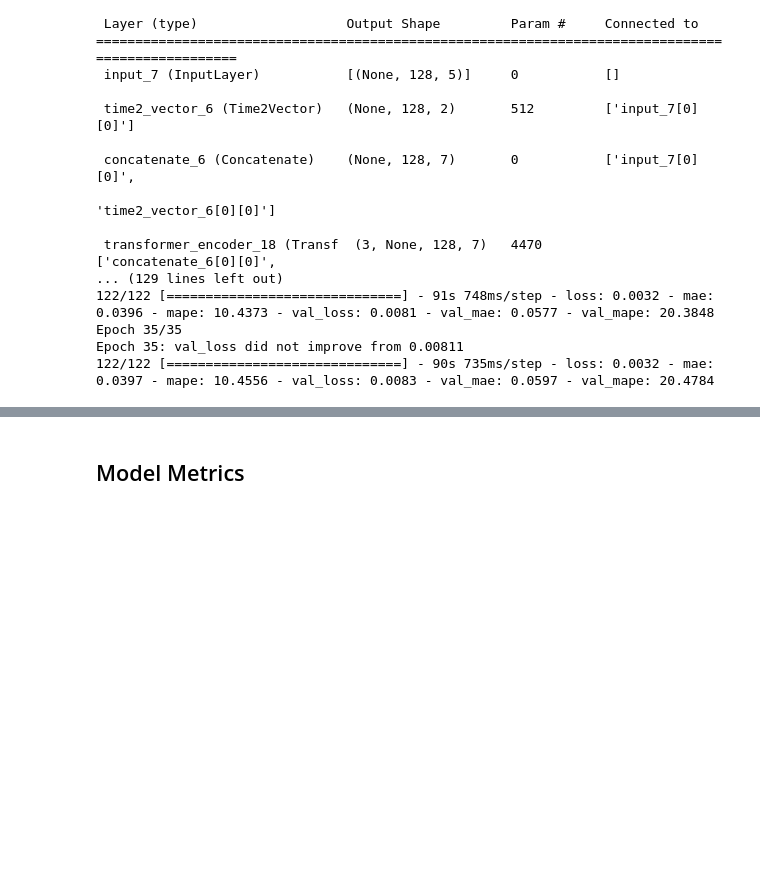
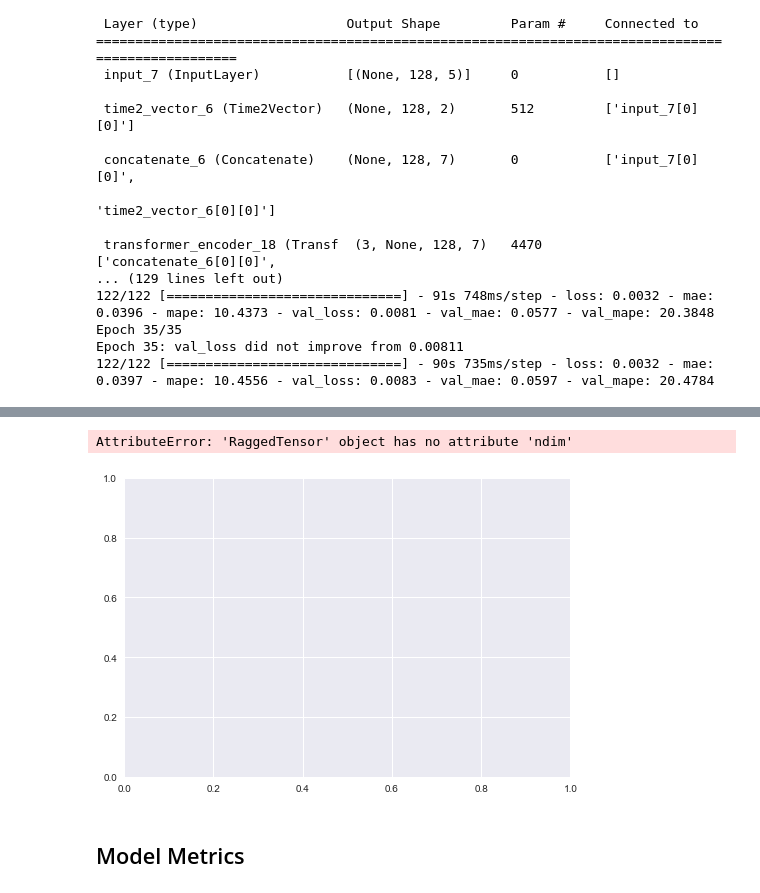
Before and after one commit to Neural-Matrix-LLC/Stock-and-ETF-Prediction_Paper, a Jupyter notebook: transformer_stock_pred.ipynb, the cells around one changed output, grey strips where cells are left out. Drawn from its saved outputs; the diff is of its cells as text; code cells hidden in the pictures; blank space fills up the shorter version.

```diff
--- a/transformer_stock_pred.ipynb
+++ b/transformer_stock_pred.ipynb
@@ -501,3 +510,8 @@ ax31.legend(loc="best", fontsize=12)
+# %%
+plt.plot(train_pred)
+# %% [output]
+AttributeError: 'RaggedTensor' object has no attribute 'ndim'
+[figure, added]
 # %% [markdown]
 ## Model Metrics
 # %%
```
Also changed, not shown: parts of 2 cells of this notebook.
